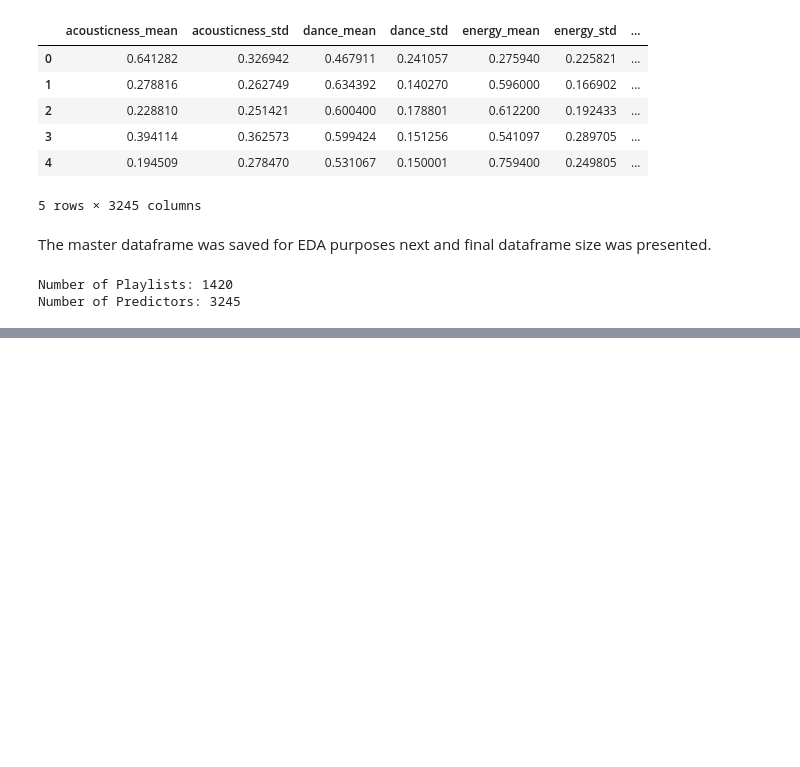
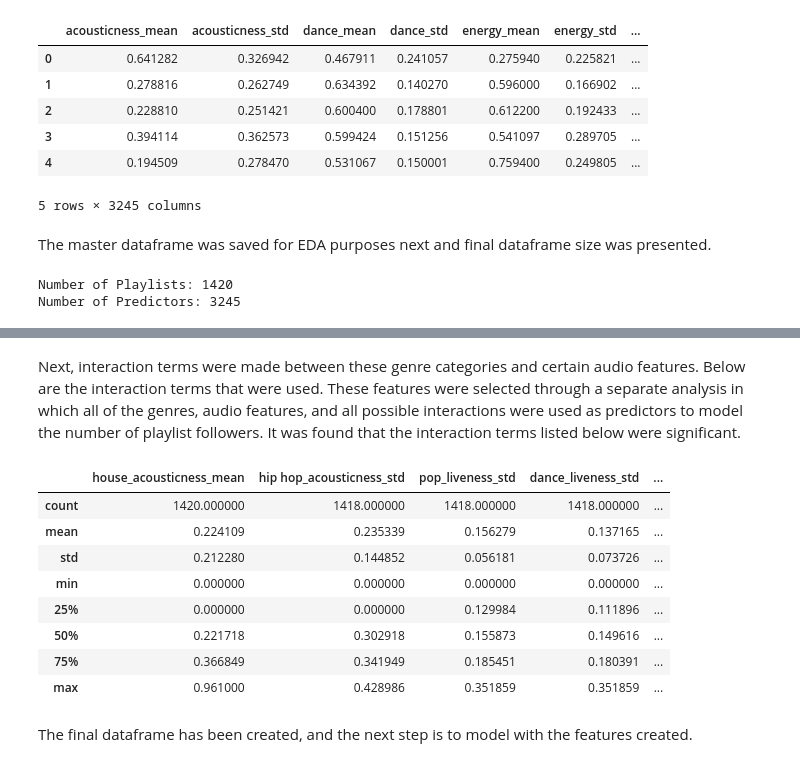
Before and after one commit to toledy/spotify, a Jupyter notebook: notebooks/data_mining.ipynb, the cells around one changed output, grey strips where cells are left out. Cells and saved outputs as stored; diff of their text form; code cells hidden in the pictures; blank space fills up the shorter version.

Commit message:
data mining update

```diff
--- a/notebooks/data_mining_and_wrangling.ipynb
+++ b/notebooks/data_mining.ipynb
@@ -650,0 +716,4 @@ Number of Predictors: 3245
+# %%
+# Drop columns not to be used in analysis
+full_df_concise = new_df.drop(duplicate_columns, inplace=False, axis=1)
+full_df_concise = full_df_concise.drop(['Playlist_Followers','ID'], inplace=False, axis=1)
@@ -650,0 +772,45 @@ Number of Predictors: 3245
+# %%
+broad_genres = ['house','hip hop','pop','dance','r&b','rap','acoustic','soul']
+
+broad_genres = pd.DataFrame(np.zeros((full_df_concise.shape[0], len(broad_genres))), columns = broad_genres)
+# %%
+for genre in broad_genres:
+    for data_col in full_df_concise.columns:
+        if genre in data_col:
+            indices = full_df_concise[(full_df_concise[data_col]==1)].index
+            broad_genres[genre][indices] = 1
+# %% [markdown]
+Next, interaction terms were made between these genre categories and certain audio features. Below are the interaction terms that were used. These features were selected through a separate analysis in which all of the genres, audio features, and all possible interactions were used as predictors to model the number of playlist followers. It was found that the interaction terms listed below were significant.
+# %%
+# Adding significant interaction terms from previous model
+interaction_columns = ['house_acousticness_mean','hip hop_acousticness_std','pop_liveness_std','dance_liveness_std',
+                      'r&b_acousticness_std','rap_energy_std','rap_key_std','acoustic_acousticness_std','acoustic_acousticness_mean',
+                      'acoustic_energy_std','acoustic_key_std','soul_acousticness_std']
+
+
+full_df_concise['house_acousticness_mean'] = broad_genres['house']*full_df_concise['acousticness_mean']
+full_df_concise['hip hop_acousticness_std'] = broad_genres['hip hop']*full_df_concise['acousticness_std']
+full_df_concise['pop_liveness_std'] = broad_genres['pop']*full_df_concise['liveness_std']
+full_df_concise['dance_liveness_std'] = broad_genres['dance']*full_df_concise['liveness_std']
+full_df_concise['r&b_acousticness_std'] = broad_genres['r&b']*full_df_concise['acousticness_std']
+full_df_concise['rap_energy_std'] = broad_genres['rap']*full_df_concise['energy_std']
+full_df_concise['rap_key_std'] = broad_genres['rap']*full_df_concise['key_std']
+full_df_concise['acoustic_acousticness_std'] = broad_genres['acoustic']*full_df_concise['acousticness_std']
+full_df_concise['acoustic_acousticness_mean'] = broad_genres['acoustic']*full_df_concise['acousticness_mean']
+full_df_concise['acoustic_energy_std'] = broad_genres['acoustic']*full_df_concise['energy_std']
+full_df_concise['acoustic_key_std'] = broad_genres['acoustic']*full_df_concise['key_std']
+full_df_concise['soul_acousticness_std'] = broad_genres['soul']*full_df_concise['acousticness_std']
+# %%
+full_df_concise[interaction_columns].describe()
+# %% [output]
+|  | house_acousticness_mean | hip hop_acousticness_std | pop_liveness_std | dance_liveness_std | ... |
+| count | 1420.000000 | 1418.000000 | 1418.000000 | 1418.000000 | ... |
+| mean | 0.224109 | 0.235339 | 0.156279 | 0.137165 | ... |
+| std | 0.212280 | 0.144852 | 0.056181 | 0.073726 | ... |
+| min | 0.000000 | 0.000000 | 0.000000 | 0.000000 | ... |
+| 25% | 0.000000 | 0.000000 | 0.129984 | 0.111896 | ... |
+| 50% | 0.221718 | 0.302918 | 0.155873 | 0.149616 | ... |
+| 75% | 0.366849 | 0.341949 | 0.185451 | 0.180391 | ... |
+| max | 0.961000 | 0.428986 | 0.351859 | 0.351859 | ... |
+# %% [markdown]
+The final dataframe has been created, and the next step is to model with the features created.
```
Also changed, not shown: parts of 15 cells of this notebook, 2 other files.
